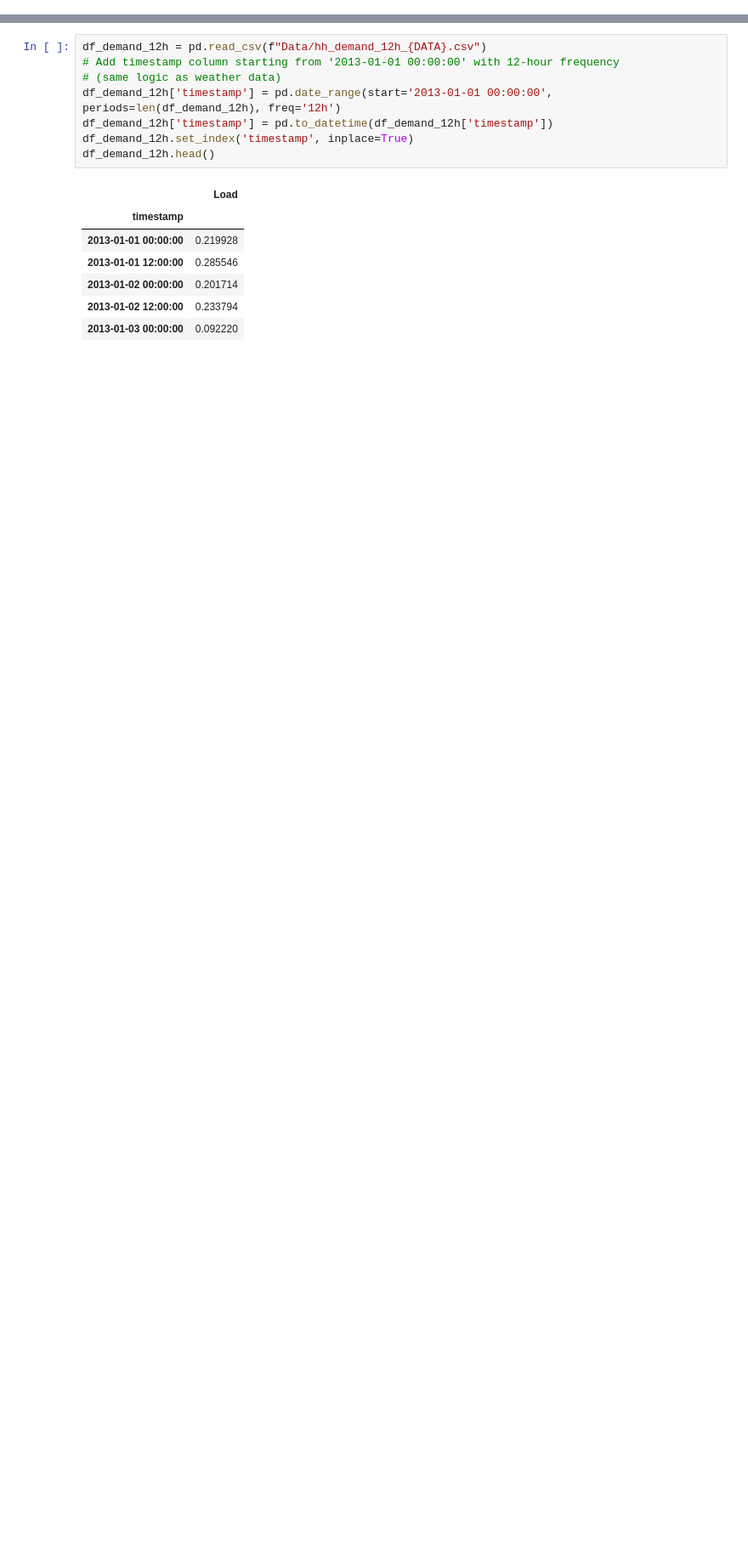
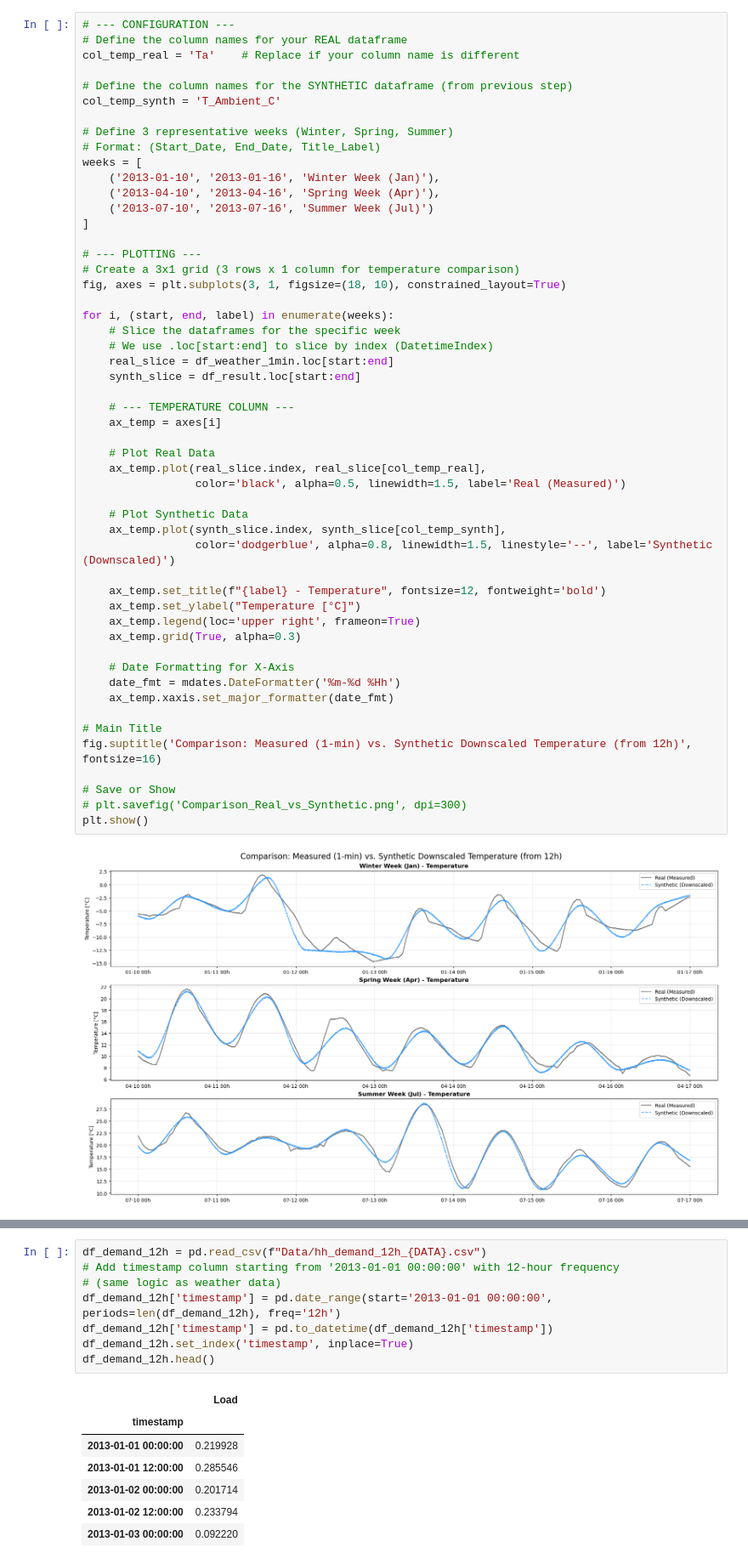
Before and after one commit to JontheFL/Optimal-Residential-Energy-System-Sizing, a Jupyter notebook: weather_and_demand_interpolation.ipynb, the cells around one changed output, grey strips where cells are left out. Shown at 85% size. Cells and saved outputs as stored; diff of their text form; blank space fills up the shorter version.

```diff
--- a/weather_and_demand_interpolation.ipynb
+++ b/weather_and_demand_interpolation.ipynb
@@ -266 +288,55 @@ plt.show()
+# %%
+# --- CONFIGURATION ---
+# Define the column names for your REAL dataframe
+col_temp_real = 'Ta'    # Replace if your column name is different
+
+# Define the column names for the SYNTHETIC dataframe (from previous step)
+col_temp_synth = 'T_Ambient_C'
+
+# Define 3 representative weeks (Winter, Spring, Summer)
+# Format: (Start_Date, End_Date, Title_Label)
+weeks = [
+    ('2013-01-10', '2013-01-16', 'Winter Week (Jan)'),
+    ('2013-04-10', '2013-04-16', 'Spring Week (Apr)'),
+    ('2013-07-10', '2013-07-16', 'Summer Week (Jul)')
+]
+
+# --- PLOTTING ---
+# Create a 3x1 grid (3 rows x 1 column for temperature comparison)
+fig, axes = plt.subplots(3, 1, figsize=(18, 10), constrained_layout=True)
+
+for i, (start, end, label) in enumerate(weeks):
+    # Slice the dataframes for the specific week
+    # We use .loc[start:end] to slice by index (DatetimeIndex)
+    real_slice = df_weather_1min.loc[start:end]
+    synth_slice = df_result.loc[start:end]
+
+    # --- TEMPERATURE COLUMN ---
+    ax_temp = axes[i]
+
+    # Plot Real Data
+    ax_temp.plot(real_slice.index, real_slice[col_temp_real],
+                 color='black', alpha=0.5, linewidth=1.5, label='Real (Measured)')
+
+    # Plot Synthetic Data
+    ax_temp.plot(synth_slice.index, synth_slice[col_temp_synth],
+                 color='dodgerblue', alpha=0.8, linewidth=1.5, linestyle='--', label='Synthetic (Downscaled)')
+
+    ax_temp.set_title(f"{label} - Temperature", fontsize=12, fontweight='bold')
+    ax_temp.set_ylabel("Temperature [°C]")
+    ax_temp.legend(loc='upper right', frameon=True)
+    ax_temp.grid(True, alpha=0.3)
+
+    # Date Formatting for X-Axis
+    date_fmt = mdates.DateFormatter('%m-%d %Hh')
+    ax_temp.xaxis.set_major_formatter(date_fmt)
+
+# Main Title
+fig.suptitle('Comparison: Measured (1-min) vs. Synthetic Downscaled Temperature (from 12h)', fontsize=16)
+
+# Save or Show
+# plt.savefig('Comparison_Real_vs_Synthetic.png', dpi=300)
+plt.show()
+# %% [output]
+[figure, added]
 # %% [markdown]
```
Also changed, not shown: parts of 27 cells of this notebook, 5 other files.
